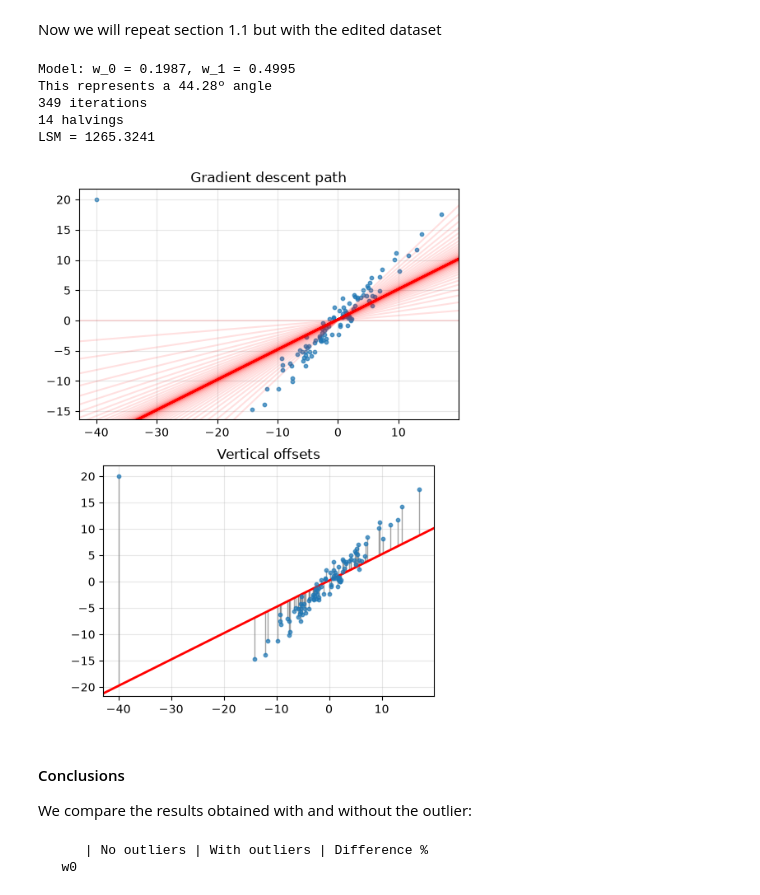
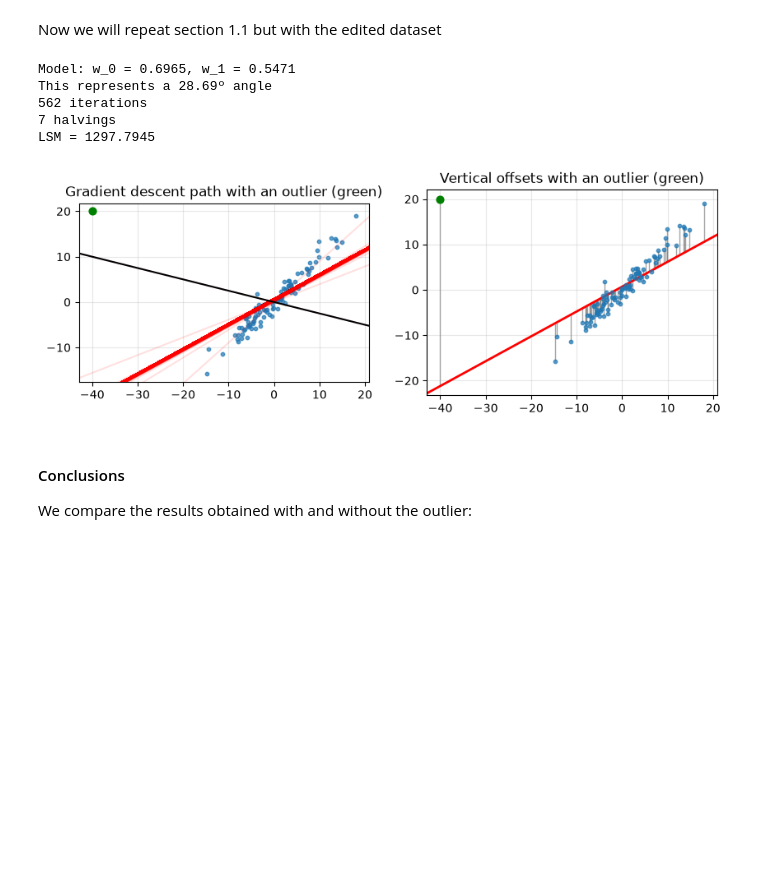
Before and after one commit to GCGCepi/Master_FPoDS, a Jupyter notebook: Optimization/Lab/Session 3/Session3.ipynb, the cells around one changed output. Drawn from its saved outputs; the diff is of its cells as text; code cells hidden in the pictures; blank space fills up the shorter version.

```diff
--- a/Optimization/Lab/Session 3/Session3.ipynb
+++ b/Optimization/Lab/Session 3/Session3.ipynb
@@ -188,17 +187,17 @@ def grad_desc_backtracking(f, grad_f, x0, x1, alpha0=0.1, tol=1e-5, max_iter=100
         alphas.append(alpha)
     return np.array(path), np.array(alphas), n_halvings
 # %%
-def f(w):
+def f_lsm(w):
     return LSM(points, w[0], w[1])
 
-def grad_f(w):
+def grad_f_lsm(w):
     return LSM_grad(points, w[0], w[1])
 
-path, alphas, n_halvings = grad_desc_backtracking(f, grad_f, 0, 0)
+path, alphas, n_halvings = grad_desc_backtracking(f_lsm, grad_f_lsm, 0, -0.25)
 angle = np.degrees(np.arctan(path[-1][1]))
-print(f"Model: w_0 = {path[-1][0]:.4f}, w_1 = {path[-1][1]:.4f}\nThis represents a {angle:.2f}º angle\n{len(path)} iterations\n{n_halvings} halvings\nLSM = {f(path[-1]):.4f}")
+print(f"Model: w_0 = {path[-1][0]:.4f}, w_1 = {path[-1][1]:.4f}\nThis represents a {angle:.2f}º angle\n{len(path)} iterations\n{n_halvings} halvings\nLSM = {f_lsm(path[-1]):.4f}")
 
-results_clean = {"w0": path[-1][0], "w1": path[-1][1], "angle": angle, "iters": len(path), "Q": f(path[-1])}
+results_clean = {"w0": path[-1][0], "w1": path[-1][1], "angle": angle, "iters": len(path), "Q": f_lsm(path[-1])}
 
 w0_opt, w1_opt = path[-1]
 xs, ys = points[:, 0], points[:, 1]
@@ -210,14 +209,12 @@ fig, axs = plt.subplots(1, 2, figsize=(10, 8))
 axs[0].scatter(xs, ys, alpha=0.7, s=10)
 for k in range(len(path)):
     w0, w1 = path[k]
-    axs[0].axline((0, w0), slope=w1, color="red", alpha=0.12 + 0.04 * k / (len(path) - 1))
+    axs[0].axline((0, w0), slope=w1, color="red", alpha=0.32 + 0.04 * k / (len(path) - 1))
+axs[0].axline((0,path[0][0]), slope=path[0][1], color="black", label="First iteration, w_0=0, w_1=-0.25")
+axs[0].legend(loc="upper left")
 axs[0].set_title("Gradient descent path")
 
 #Plot 2
-#Claude prompt: Create a second plot that shows path[-1] and a vertical line from each point to path[-1]. we are trying to obtain the vertical offset of each point
-
-
-
 axs[1].vlines(xs, y_hat, ys, color="gray", lw=1, alpha=0.7)
 axs[1].scatter(xs, ys, alpha=0.7, s=10, zorder=3)
 axs[1].axline((0, w0_opt), slope=w1_opt, color="red", lw=2)
@@ -259,59 +257,56 @@ plt.show()
 # %% [markdown]
 Now we will repeat section 1.1 but with the edited dataset
 # %%
-def f(w):
+def f_lsm(w):
     return LSM(points_one_outlier, w[0], w[1])
 
-def grad_f(w):
+def grad_f_lsm(w):
     return LSM_grad(points_one_outlier, w[0], w[1])
 
-path_outlier, alphas_outleir, n_halvings_outlier = grad_desc_backtracking(f, grad_f, 0, 0)
-angle_outlier = np.degrees(np.arctan(path[-1][1]))
-print(f"Model: w_0 = {path_outlier[-1][0]:.4f}, w_1 = {path_outlier[-1][1]:.4f}\nThis represents a {angle_outlier:.2f}º angle\n{len(path)} iterations\n{n_halvings_outlier} halvings\nLSM = {f(path_outlier[-1]):.4f}")
+path_outlier, alphas_outleir, n_halvings_outlier = grad_desc_backtracking(f_lsm, grad_f_lsm, 0, -0.25)
+angle_outlier = np.degrees(np.arctan(path_outlier[-1][1]))
+print(f"Model: w_0 = {path_outlier[-1][0]:.4f}, w_1 = {path_outlier[-1][1]:.4f}\nThis represents a {angle_outlier:.2f}º angle\n{len(path)} iterations\n{n_halvings_outlier} halvings\nLSM = {f_lsm(path_outlier[-1]):.4f}")
 
-results_out_outlier = {"w0": path_outlier[-1][0], "w1": path_outlier[-1][1], "angle": angle_outlier, "iters": len(path_outlier), "Q": f(path_outlier[-1])}
+results_out_outlier = {"w0": path_outlier[-1][0], "w1": path_outlier[-1][1], "angle": angle_outlier, "iters": len(path_outlier), "Q": f_lsm(path_outlier[-1])}
 
-fig, axs = plt.subplots(2, 1, figsize=(10, 8))
+fig, axs = plt.subplots(1, 2, figsize=(10, 8))
 
 #Plot 1
 axs[0].scatter(xs, ys, alpha=0.7, s=10)
 for k in range(len(path_outlier)):
     w0, w1 = path_outlier[k]
     axs[0].axline((0, w0), slope=w1, color="red", alpha=0.12 + 0.04 * k / (len(path_outlier) - 1))
-axs[0].set_title("Gradient descent path")
+axs[0].scatter(*points_one_outlier[1], color="green", s=40, zorder=3)
+axs[0].set_title("Gradient descent path with an outlier (green)")
 
 #Plot 2
 w0_opt_outlier, w1_opt_outlier = path_outlier[-1]
 xs_outlier, ys_outlier = points_one_outlier[:, 0], points_one_outlier[:, 1]
 y_hat_outlier = w0_opt_outlier + w1_opt_outlier * xs
 residuals_outlier = ys_outlier - y_hat_outlier
 
 axs[1].vlines(xs_outlier, y_hat_outlier, ys_outlier, color="gray", lw=1, alpha=0.7)
 axs[1].scatter(xs_outlier, ys_outlier, alpha=0.7, s=10, zorder=3)
 axs[1].axline((0, w0_opt_outlier), slope=w1_opt_outlier, color="red", lw=2)
-axs[1].set_title("Vertical offsets")
+axs[0].axline((0,path[0][0]), slope=path[0][1], color="black", label="First iteration, w_0=0, w_1=-0.5")
+axs[1].scatter(*points_one_outlier[1], color="green", s=40, zorder=3)
+axs[1].set_title("Vertical offsets with an outlier (green)")
 
 for ax in axs:
     ax.set_aspect("equal")
     ax.grid(alpha=0.3)
 plt.show()
 # %% [output]
-Model: w_0 = 0.1987, w_1 = 0.4995
-This represents a 44.28º angle
-349 iterations
-14 halvings
-LSM = 1265.3241
+Model: w_0 = 0.6965, w_1 = 0.5471
+This represents a 28.69º angle
+562 iterations
+7 halvings
+LSM = 1297.7945
-[figure, old version]
+[figure, new version]
 # %% [markdown]
 #### Conclusions
 
 We compare the results obtained with and without the outlier:
-# %%
-print(f"{'':>5} | {'No outliers':>8} | {'With outliers':>8} | {'Difference %':>10}")
-print(f"{'w0':>5}")
-# %% [output]
-      | No outliers | With outliers | Difference %
-   w0
 # %%
 Q = LSM(points, w0_opt, w1_opt)
 Q_outlier = LSM(points_one_outlier, w0_opt_outlier, w1_opt_outlier)
```
Also changed, not shown: parts of 14 cells of this notebook, 2 other files.
